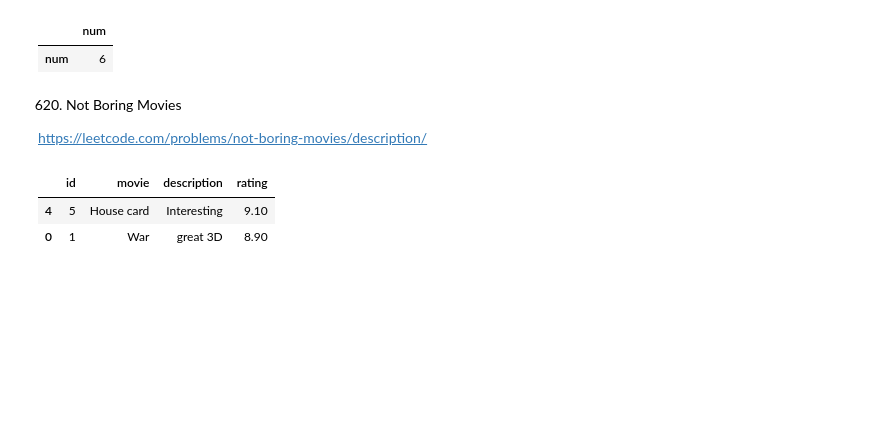
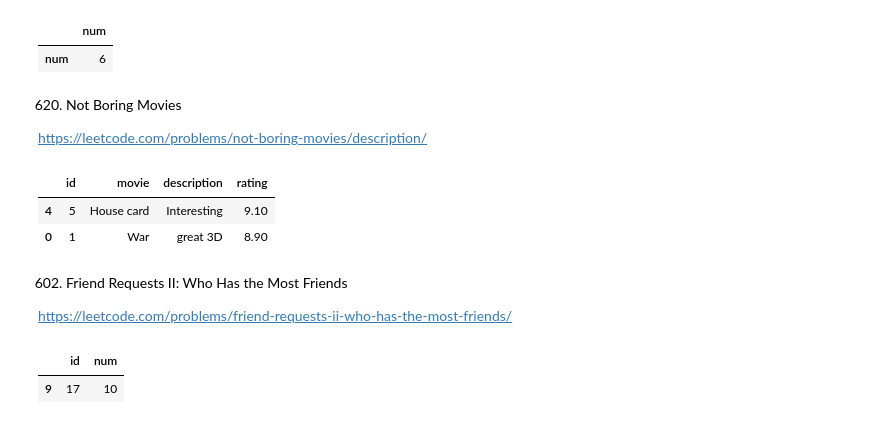
Before and after one commit to tsukerin/pandas, a Jupyter notebook: pandas.ipynb, the cells around one changed output. Cells and saved outputs as stored; diff of their text form; code cells hidden in the pictures; blank space fills up the shorter version.

```diff
--- a/pandas.ipynb
+++ b/pandas.ipynb
@@ -737,3 +743,22 @@ cinema[(cinema['id'] % 2 != 0) & ~(cinema['description'].isin(['boring']))].sort
 |  | id | movie | description | rating |
 | 4 | 5 | House card | Interesting | 9.10 |
 | 0 | 1 | War | great 3D | 8.90 |
+# %% [markdown]
+602. Friend Requests II: Who Has the Most Friends
+
+https://leetcode.com/problems/friend-requests-ii-who-has-the-most-friends/
+# %%
+import numpy as np
+
+data = [[8,4,"2016/10/10"],[4,9,"2016/10/06"],[4,10,"2016/08/11"],[4,11,"2016/05/27"],[4,14,"2016/11/14"],[15,4,"2016/11/29"],[4,18,"2016/07/12"],[4,20,"2016/07/25"],[10,13,"2016/02/01"],[10,17,"2016/07/17"],[10,21,"2016/02/15"],[23,10,"2016/12/14"],[10,25,"2016/02/23"],[10,29,"2016/06/12"],[10,30,"2016/07/28"],[10,34,"2016/04/24"],[13,11,"2016/09/04"],[16,11,"2016/10/09"],[11,18,"2016/08/19"],[11,21,"2016/12/20"],[11,24,"2016/09/28"],[27,11,"2016/02/15"],[11,31,"2016/01/17"],[33,11,"2016/01/28"],[14,17,"2016/06/28"],[20,14,"2016/01/04"],[21,14,"2016/04/09"],[14,25,"2016/08/15"],[28,14,"2016/01/07"],[14,29,"2016/03/27"],[33,14,"2016/08/28"],[34,14,"2016/02/27"],[17,19,"2016/01/11"],[17,21,"2016/07/08"],[22,17,"2016/04/28"],[23,17,"2016/03/21"],[17,24,"2016/01/21"],[17,28,"2016/02/18"],[31,17,"2016/03/30"],[17,34,"2016/06/17"]]
+request_accepted = pd.DataFrame(data, columns=['requester_id', 'accepter_id', 'accept_date']).astype({'requester_id':'Int64', 'accepter_id':'Int64', 'accept_date':'datetime64[ns]'})
+
+request_accepted['id'] = np.arange(request_accepted.shape[0])+1
+result = request_accepted.groupby(['requester_id'], as_index=False)[['id']].count().rename(columns={'requester_id': 'id', 'id': 'num'})
+df = request_accepted.groupby(['accepter_id'], as_index=False)[['id']].count().rename(columns={'accepter_id': 'id', 'id': 'num'})
+result = pd.concat([result, df])
+result = result.groupby('id', as_index=False).sum()
+result.sort_values(by=['num'], ascending=False).head(1)
+# %% [output]
+|  | id | num |
+| 9 | 17 | 10 |
```
Also changed, not shown: parts of 2 cells of this notebook.
